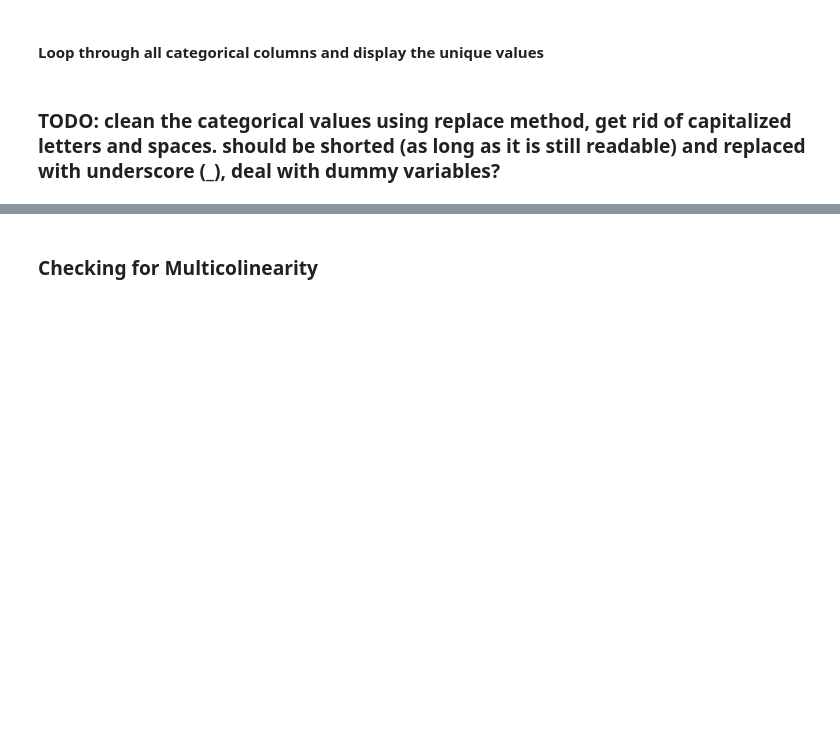
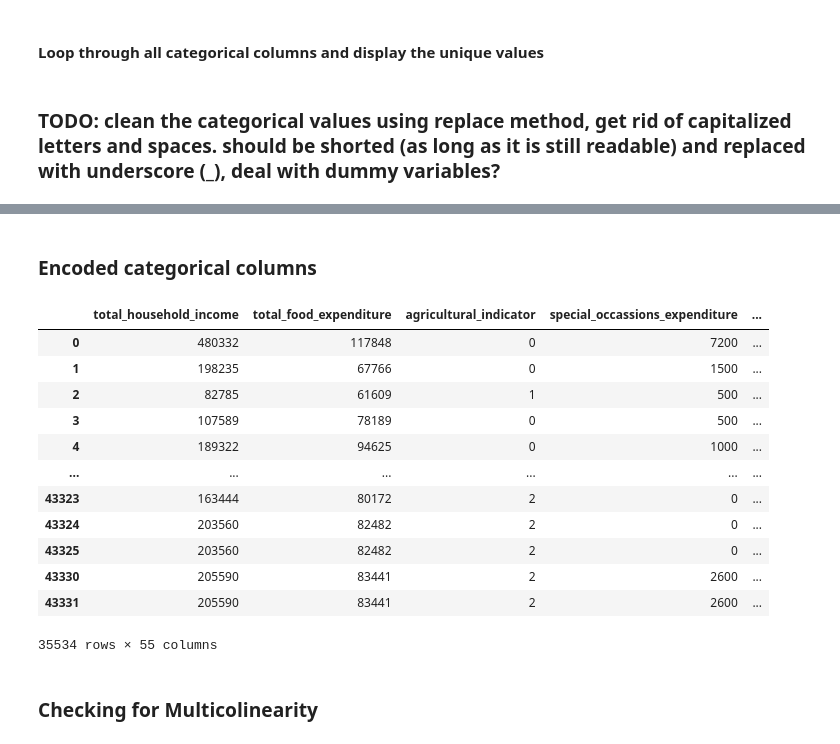
Before and after one commit to legaspicary/it465-group-project, a Jupyter notebook: group_project.ipynb, the cells around one changed output, grey strips where cells are left out. Drawn from its saved outputs; the diff is of its cells as text; code cells hidden in the pictures; blank space fills up the shorter version.

```diff
--- a/group_project.ipynb
+++ b/group_project.ipynb
@@ -346,3 +406,21 @@ encoded_income_df = pd.get_dummies(income_df, columns = categorical_columns, pre
+# %% [markdown]
+### Encoded categorical columns
+# %%
+encoded_categorical_columns(income_df) #the function already deals with dummy variable to avoid dummy variable trap
+# %% [output]
+|  | total_household_income | total_food_expenditure | agricultural_indicator | special_occassions_expenditure | ... |
+| 0 | 480332 | 117848 | 0 | 7200 | ... |
+| 1 | 198235 | 67766 | 0 | 1500 | ... |
+| 2 | 82785 | 61609 | 1 | 500 | ... |
+| 3 | 107589 | 78189 | 0 | 500 | ... |
+| 4 | 189322 | 94625 | 0 | 1000 | ... |
+| ... | ... | ... | ... | ... | ... |
+| 43323 | 163444 | 80172 | 2 | 0 | ... |
+| 43324 | 203560 | 82482 | 2 | 0 | ... |
+| 43325 | 203560 | 82482 | 2 | 0 | ... |
+| 43330 | 205590 | 83441 | 2 | 2600 | ... |
+| 43331 | 205590 | 83441 | 2 | 2600 | ... |
+35534 rows × 55 columns
 # %% [markdown]
 ### Checking for Multicolinearity
 # %%
```
Also changed, not shown: parts of 13 cells of this notebook.
